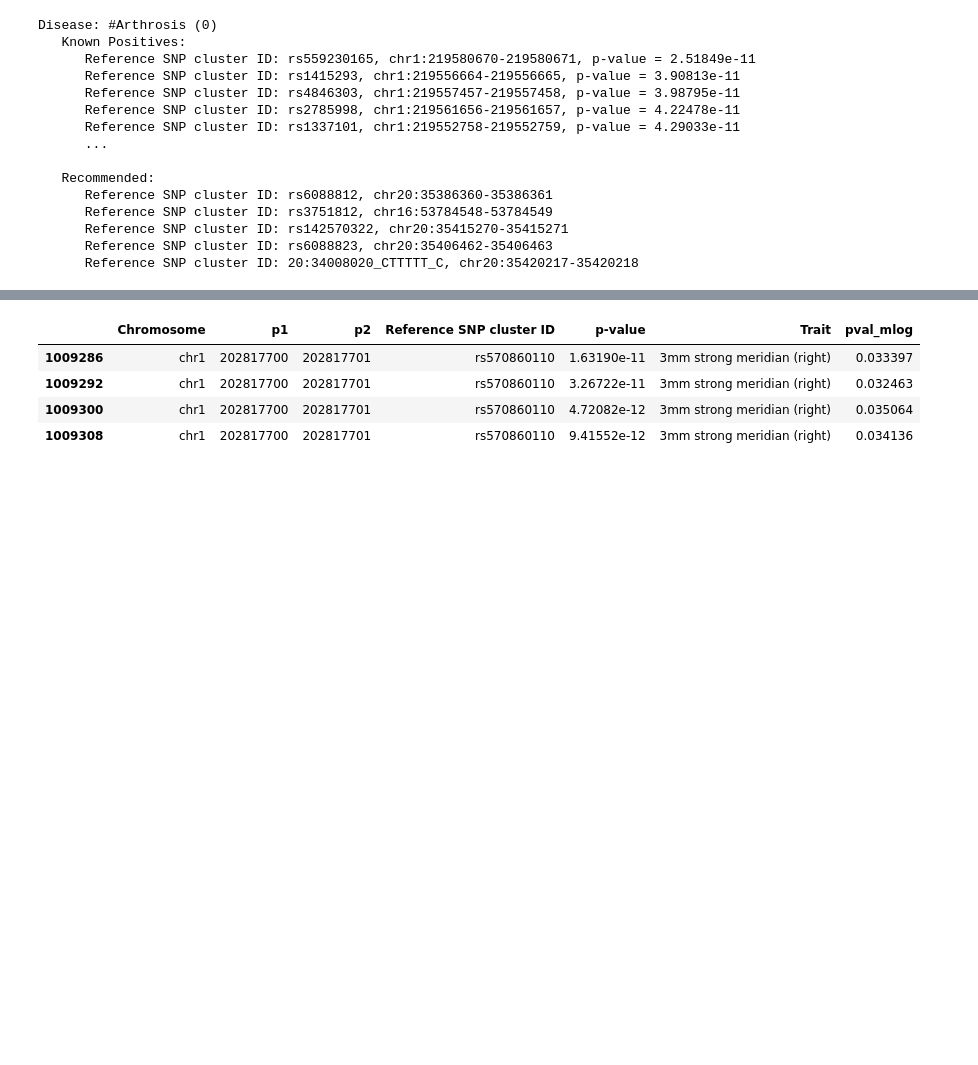
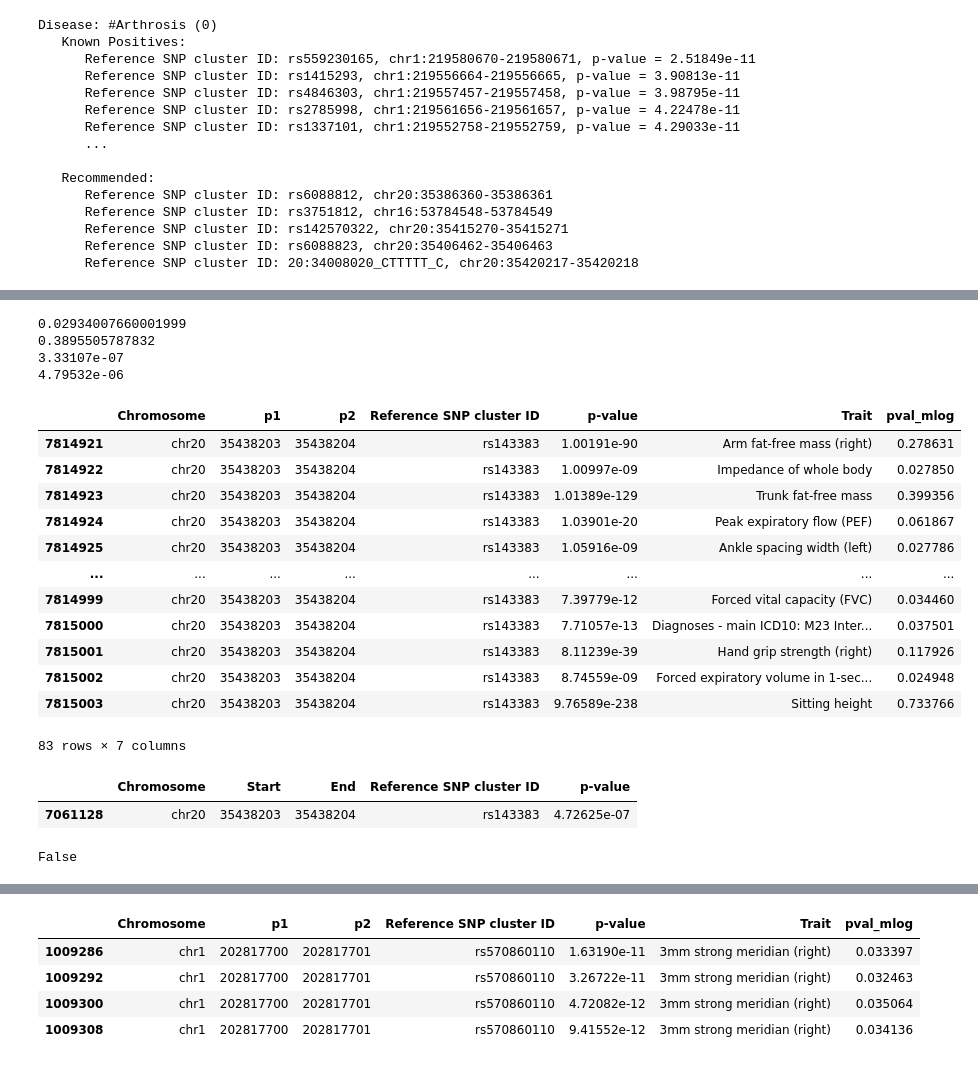
Before and after one commit to meuleman/gilbertAPI, a Jupyter notebook: recommendersystems/lightfm/GWAS/LightFM_GWAS_CT20210928.ipynb, the cells around one changed output, grey strips where cells are left out. Saved outputs shown, nothing was run; the diff lists cells and outputs as text; code cells hidden in the pictures; blank space fills up the shorter version.

```diff
--- a/recommendersystems/lightfm/GWAS/LightFM_GWAS_CT20210928.ipynb
+++ b/recommendersystems/lightfm/GWAS/LightFM_GWAS_CT20210928.ipynb
@@ -615,0 +701,36 @@ def check_full_data():
+# %%
+print(sum(arthrosis_list)/len(arthrosis_list))
+print(sum(melanoma_list)/len(melanoma_list))
+
+print(min(arthrosis_list))
+print(min(melanoma_list))
+# %% [output]
+0.02934007660001999
+0.3895505787832
+3.33107e-07
+4.79532e-06
+# %%
+df[(df['Reference SNP cluster ID']=='rs143383')]
+# %% [output]
+|  | Chromosome | p1 | p2 | Reference SNP cluster ID | p-value | Trait | pval_mlog |
+| 7814921 | chr20 | 35438203 | 35438204 | rs143383 | 1.00191e-90 | Arm fat-free mass (right) | 0.278631 |
+| 7814922 | chr20 | 35438203 | 35438204 | rs143383 | 1.00997e-09 | Impedance of whole body | 0.027850 |
+| 7814923 | chr20 | 35438203 | 35438204 | rs143383 | 1.01389e-129 | Trunk fat-free mass | 0.399356 |
+| 7814924 | chr20 | 35438203 | 35438204 | rs143383 | 1.03901e-20 | Peak expiratory flow (PEF) | 0.061867 |
+| 7814925 | chr20 | 35438203 | 35438204 | rs143383 | 1.05916e-09 | Ankle spacing width (left) | 0.027786 |
+| ... | ... | ... | ... | ... | ... | ... | ... |
+| 7814999 | chr20 | 35438203 | 35438204 | rs143383 | 7.39779e-12 | Forced vital capacity (FVC) | 0.034460 |
+| 7815000 | chr20 | 35438203 | 35438204 | rs143383 | 7.71057e-13 | Diagnoses - main ICD10: M23 Inter... | 0.037501 |
+| 7815001 | chr20 | 35438203 | 35438204 | rs143383 | 8.11239e-39 | Hand grip strength (right) | 0.117926 |
+| 7815002 | chr20 | 35438203 | 35438204 | rs143383 | 8.74559e-09 | Forced expiratory volume in 1-sec... | 0.024948 |
+| 7815003 | chr20 | 35438203 | 35438204 | rs143383 | 9.76589e-238 | Sitting height | 0.733766 |
+83 rows × 7 columns
+# %%
+arthrosis_df[(arthrosis_df['Reference SNP cluster ID']=='rs143383')]
+# %% [output]
+|  | Chromosome | Start | End | Reference SNP cluster ID | p-value |
+| 7061128 | chr20 | 35438203 | 35438204 | rs143383 | 4.72625e-07 |
+# %%
+'rs143383' in list(rec_info[0][0])
+# %% [output]
+False
```
Also changed, not shown: parts of 17 cells of this notebook.
